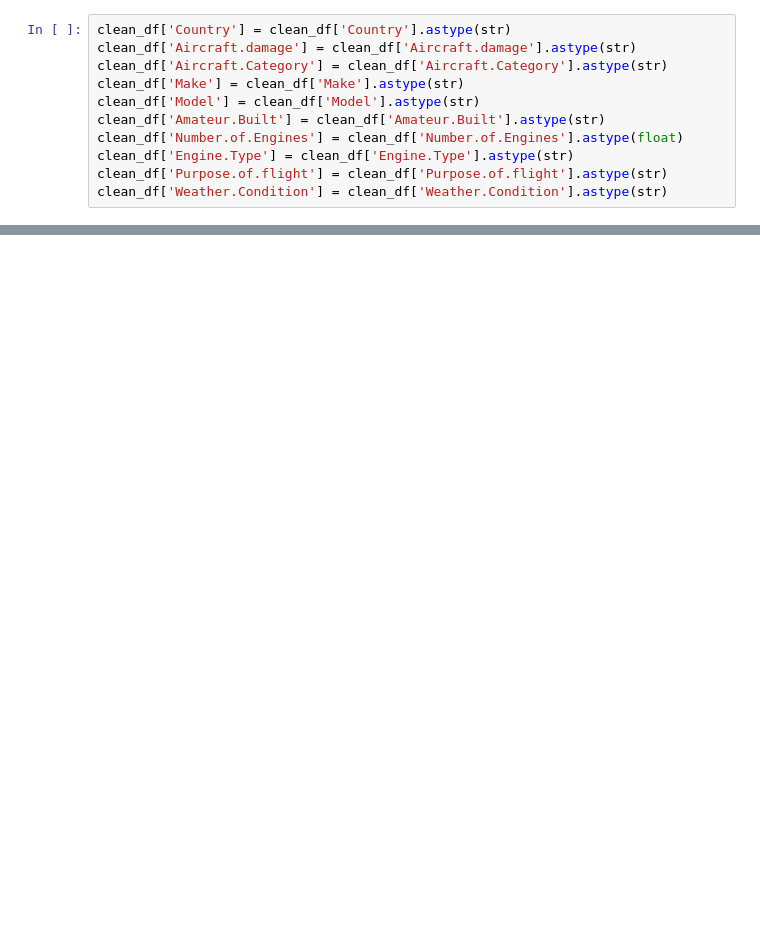
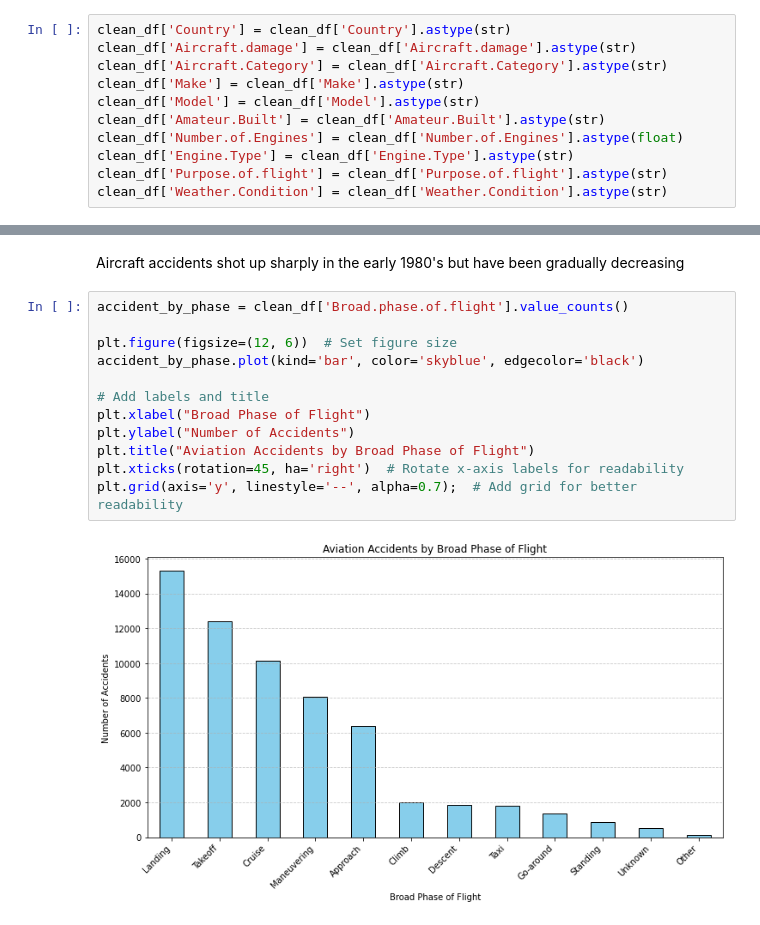
Before and after one commit to DaveyMburu/aircraft-accident-analysis, a Jupyter notebook: aircraft-accident-analysis.ipynb, the cells around one changed output, grey strips where cells are left out. Drawn from its saved outputs; the diff is of its cells as text; blank space fills up the shorter version.

```diff
--- a/aircraft-accident-analysis.ipynb
+++ b/aircraft-accident-analysis.ipynb
@@ -473,0 +526,16 @@ Text(0, 0.5, 'Occurrences')
+# %% [markdown]
+Aircraft accidents shot up sharply in the early 1980's but have been gradually decreasing
+# %%
+accident_by_phase = clean_df['Broad.phase.of.flight'].value_counts()
+
+plt.figure(figsize=(12, 6))  # Set figure size
+accident_by_phase.plot(kind='bar', color='skyblue', edgecolor='black')
+
+# Add labels and title
+plt.xlabel("Broad Phase of Flight")
+plt.ylabel("Number of Accidents")
+plt.title("Aviation Accidents by Broad Phase of Flight")
+plt.xticks(rotation=45, ha='right')  # Rotate x-axis labels for readability
+plt.grid(axis='y', linestyle='--', alpha=0.7);  # Add grid for better readability
+# %% [output]
+[figure, added]
```
Also changed, not shown: parts of 54 cells of this notebook.
